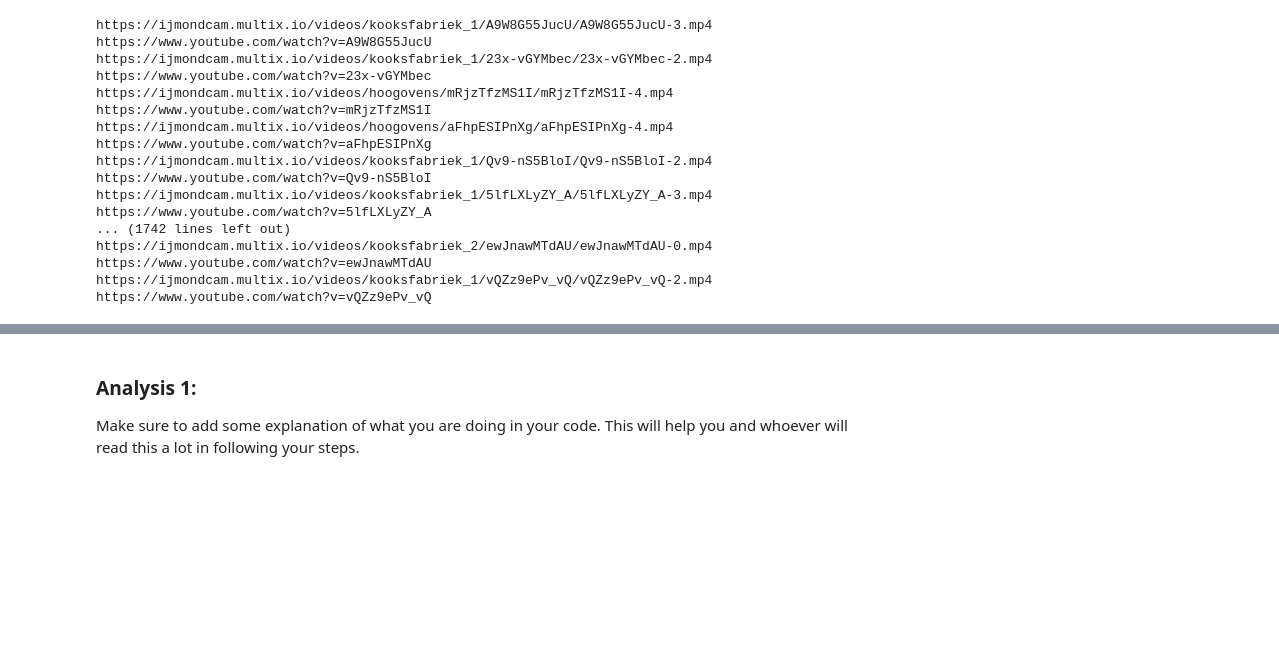
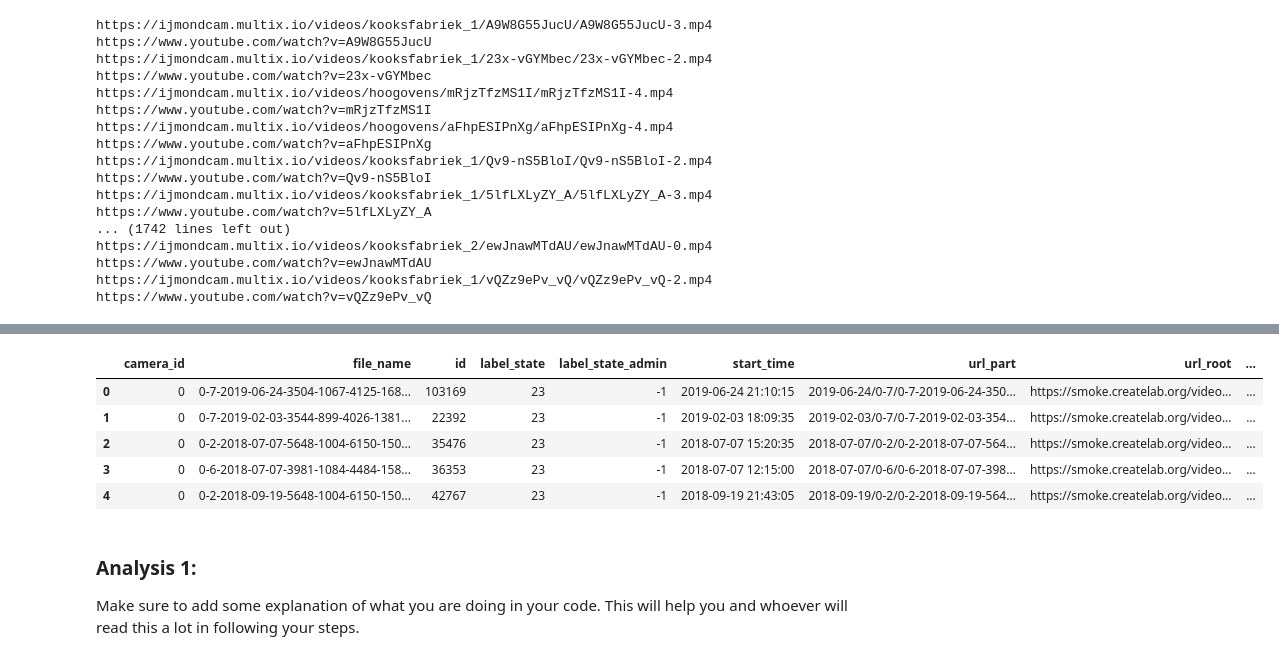
Before and after one commit to szabreka/uva_thesis_project, a Jupyter notebook: EDA/Exploratory Data Analysis.ipynb, the cells around one changed output, grey strips where cells are left out. Drawn from its saved outputs; the diff is of its cells as text; code cells hidden in the pictures; blank space fills up the shorter version.

```diff
--- a/EDA/Exploratory Data Analysis.ipynb
+++ b/EDA/Exploratory Data Analysis.ipynb
@@ -105,3 +115,13 @@ https://www.youtube.com/watch?v=vQZz9ePv_vQ
+# %%
+rise_df = pd.read_json('metadata_02242020.json')
+rise_df.head()
+# %% [output]
+|  | camera_id | file_name | id | label_state | label_state_admin | start_time | url_part | url_root | ... |
+| 0 | 0 | 0-7-2019-06-24-3504-1067-4125-168... | 103169 | 23 | -1 | 2019-06-24 21:10:15 | 2019-06-24/0-7/0-7-2019-06-24-350... | https://smoke.createlab.org/video... | ... |
+| 1 | 0 | 0-7-2019-02-03-3544-899-4026-1381... | 22392 | 23 | -1 | 2019-02-03 18:09:35 | 2019-02-03/0-7/0-7-2019-02-03-354... | https://smoke.createlab.org/video... | ... |
+| 2 | 0 | 0-2-2018-07-07-5648-1004-6150-150... | 35476 | 23 | -1 | 2018-07-07 15:20:35 | 2018-07-07/0-2/0-2-2018-07-07-564... | https://smoke.createlab.org/video... | ... |
+| 3 | 0 | 0-6-2018-07-07-3981-1084-4484-158... | 36353 | 23 | -1 | 2018-07-07 12:15:00 | 2018-07-07/0-6/0-6-2018-07-07-398... | https://smoke.createlab.org/video... | ... |
+| 4 | 0 | 0-2-2018-09-19-5648-1004-6150-150... | 42767 | 23 | -1 | 2018-09-19 21:43:05 | 2018-09-19/0-2/0-2-2018-09-19-564... | https://smoke.createlab.org/video... | ... |
 # %% [markdown]
 ### Analysis 1:
 Make sure to add some explanation of what you are doing in your code. This will help you and whoever will read this a lot in following your steps.
```
Also changed, not shown: parts of 1 cell of this notebook, 9 other files.
